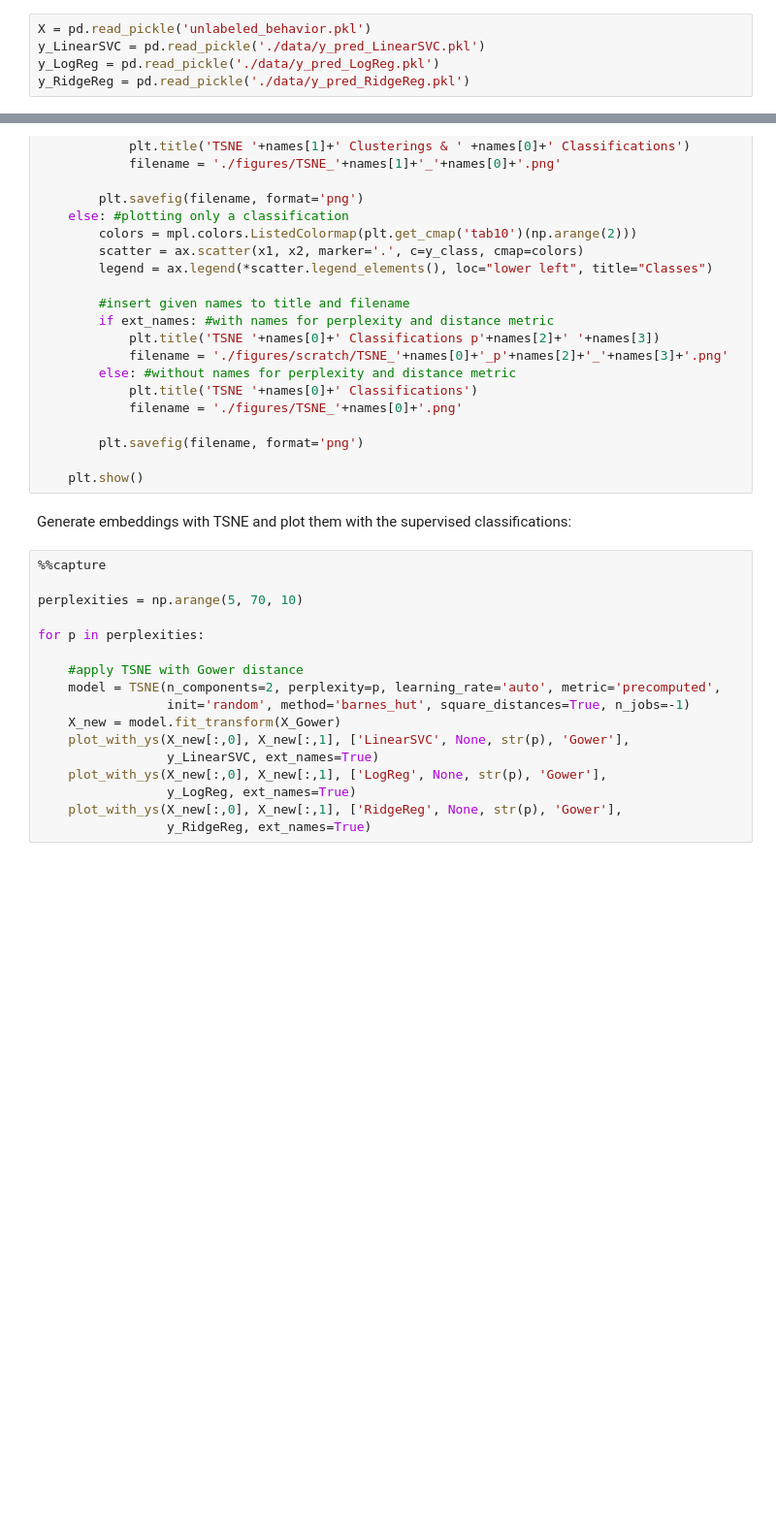
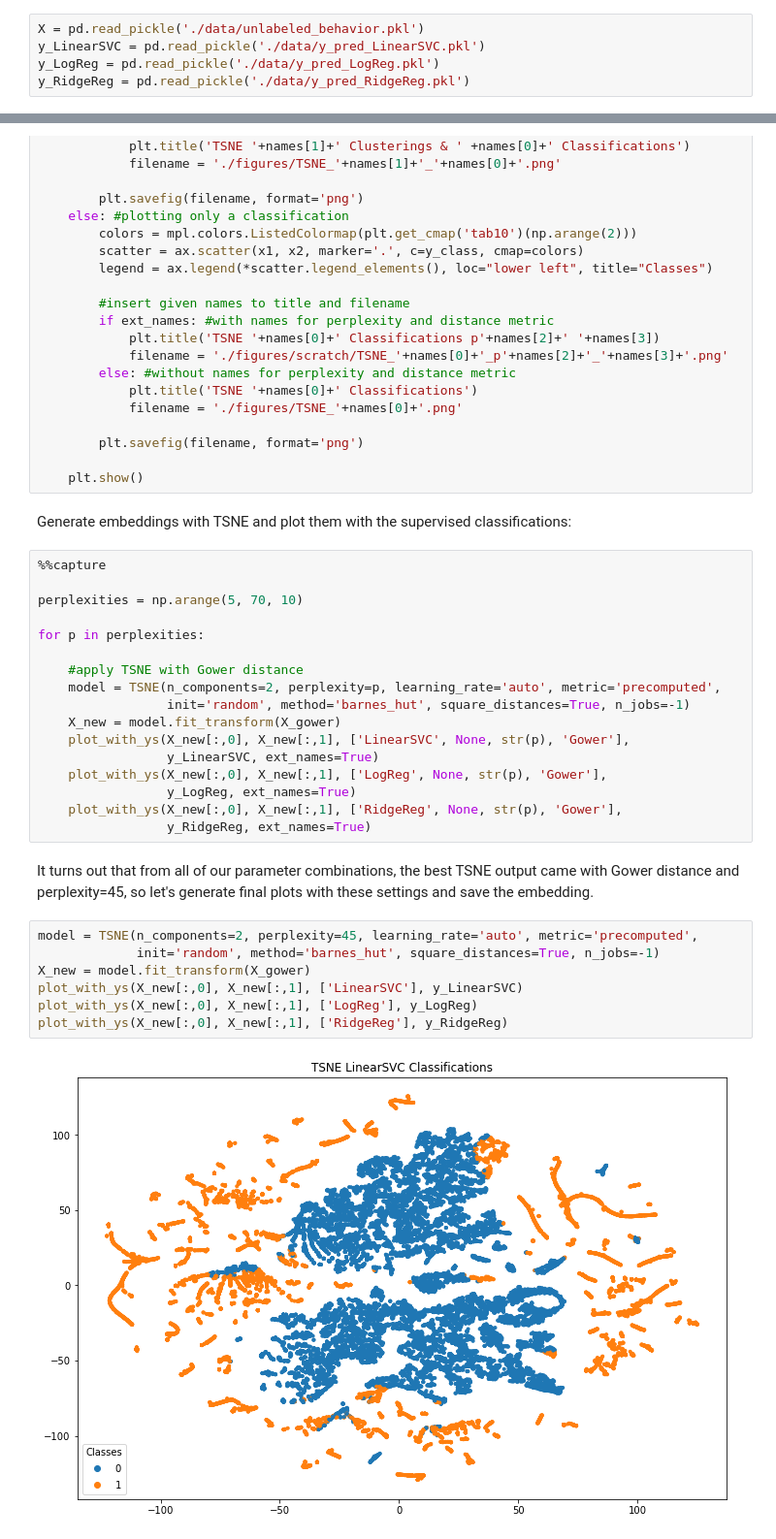
Before and after one commit to rlewinter/DS4420_Project, a Jupyter notebook: gower.ipynb, the cells around one changed output, grey strips where cells are left out. Shown: that part at 97% size. Drawn from its saved outputs; the diff is of its cells as text; blank space fills up the shorter version.

Commit message:
generate final embedding

```diff
--- a/gower.ipynb
+++ b/gower.ipynb
@@ -14,7 +26,7 @@ This notebook is intended to be used on the Discovery cluster. The Gower matrix
 
 Load data:
 # %%
-X = pd.read_pickle('unlabeled_behavior.pkl')
+X = pd.read_pickle('./data/unlabeled_behavior.pkl')
 y_LinearSVC = pd.read_pickle('./data/y_pred_LinearSVC.pkl')
 y_LogReg = pd.read_pickle('./data/y_pred_LogReg.pkl')
 y_RidgeReg = pd.read_pickle('./data/y_pred_RidgeReg.pkl')
@@ -113,10 +125,21 @@ for p in perplexities:
     #apply TSNE with Gower distance
     model = TSNE(n_components=2, perplexity=p, learning_rate='auto', metric='precomputed',
                  init='random', method='barnes_hut', square_distances=True, n_jobs=-1)
-    X_new = model.fit_transform(X_Gower)
+    X_new = model.fit_transform(X_gower)
     plot_with_ys(X_new[:,0], X_new[:,1], ['LinearSVC', None, str(p), 'Gower'],
                  y_LinearSVC, ext_names=True)
     plot_with_ys(X_new[:,0], X_new[:,1], ['LogReg', None, str(p), 'Gower'],
                  y_LogReg, ext_names=True)
     plot_with_ys(X_new[:,0], X_new[:,1], ['RidgeReg', None, str(p), 'Gower'],
                  y_RidgeReg, ext_names=True)
+# %% [markdown]
+It turns out that from all of our parameter combinations, the best TSNE output came with Gower distance and perplexity=45, so let's generate final plots with these settings and save the embedding.
+# %%
+model = TSNE(n_components=2, perplexity=45, learning_rate='auto', metric='precomputed',
+             init='random', method='barnes_hut', square_distances=True, n_jobs=-1)
+X_new = model.fit_transform(X_gower)
+plot_with_ys(X_new[:,0], X_new[:,1], ['LinearSVC'], y_LinearSVC)
+plot_with_ys(X_new[:,0], X_new[:,1], ['LogReg'], y_LogReg)
+plot_with_ys(X_new[:,0], X_new[:,1], ['RidgeReg'], y_RidgeReg)
+# %% [output]
+[figure, added]
```
Also changed, not shown: parts of 4 cells of this notebook, 5 other files.
